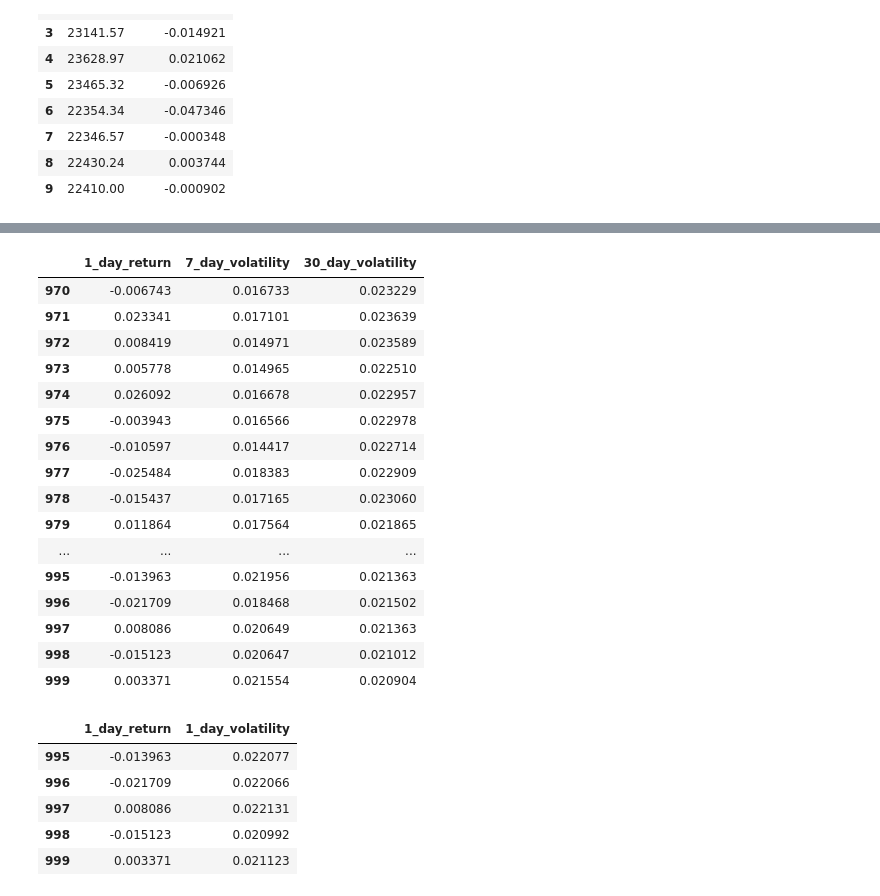
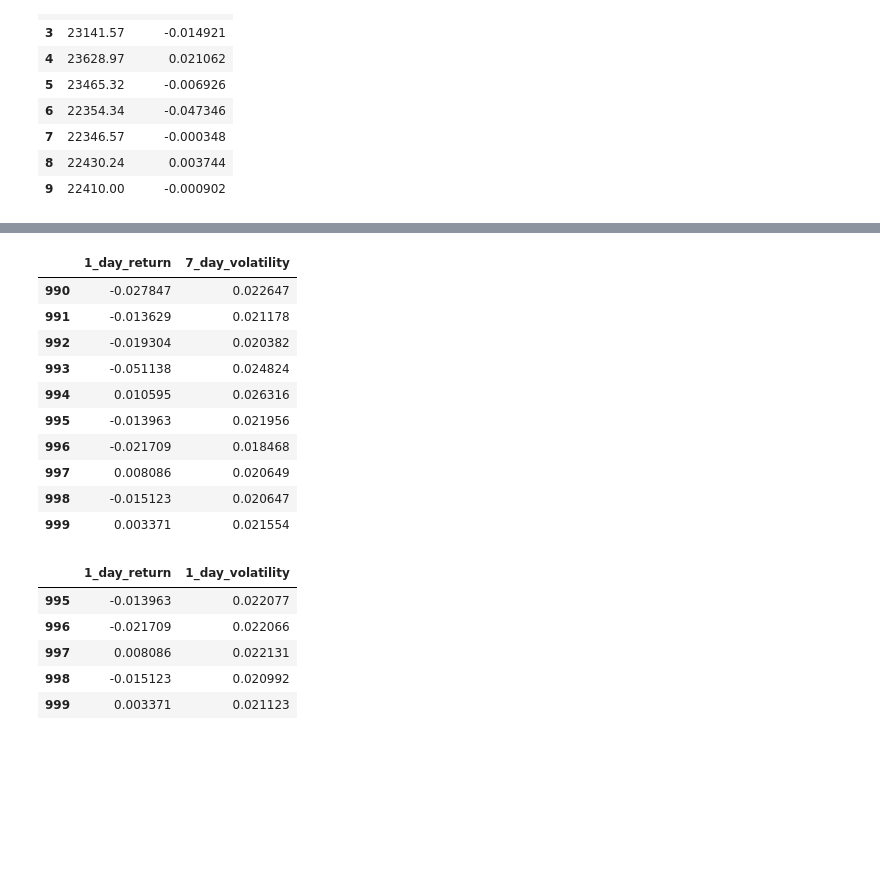
Before and after one commit to Brenda-Mutai/crypto-classifier, a Jupyter notebook: notebook/02_feature_engineering.ipynb, the cells around one changed output, grey strips where cells are left out. Drawn from its saved outputs; the diff is of its cells as text; code cells hidden in the pictures; blank space fills up the shorter version.

```diff
--- a/notebook/02_feature_engineering.ipynb
+++ b/notebook/02_feature_engineering.ipynb
@@ -27,7 +27,3 @@ data[['close','1_day_return']].head(10)
 | 7 | 22346.57 | -0.000348 |
 | 8 | 22430.24 | 0.003744 |
 | 9 | 22410.00 | -0.000902 |
-# %%
-#7day returns
-data['7_day_return'] = data['close'].pct_change(periods=7)
-data[['close','7_day_return']].head(20)
@@ -52,26 +30,19 @@ data[['close','7_day_return']].head(20)
 # %%
 # checking the rolling volatility
 data['7_day_volatility'] = data['1_day_return'].rolling(window=7).std()
-data['30_day_volatility'] = data['1_day_return'].rolling(window=30).std()
-data[['1_day_return', '7_day_volatility','30_day_volatility']].tail(30)
+data[['1_day_return', '7_day_volatility']].tail(10)
 # %% [output]
-|  | 1_day_return | 7_day_volatility | 30_day_volatility |
-| 970 | -0.006743 | 0.016733 | 0.023229 |
-| 971 | 0.023341 | 0.017101 | 0.023639 |
-| 972 | 0.008419 | 0.014971 | 0.023589 |
-| 973 | 0.005778 | 0.014965 | 0.022510 |
-| 974 | 0.026092 | 0.016678 | 0.022957 |
-| 975 | -0.003943 | 0.016566 | 0.022978 |
-| 976 | -0.010597 | 0.014417 | 0.022714 |
-| 977 | -0.025484 | 0.018383 | 0.022909 |
-| 978 | -0.015437 | 0.017165 | 0.023060 |
-| 979 | 0.011864 | 0.017564 | 0.021865 |
-| ... | ... | ... | ... |
-| 995 | -0.013963 | 0.021956 | 0.021363 |
-| 996 | -0.021709 | 0.018468 | 0.021502 |
-| 997 | 0.008086 | 0.020649 | 0.021363 |
-| 998 | -0.015123 | 0.020647 | 0.021012 |
-| 999 | 0.003371 | 0.021554 | 0.020904 |
+|  | 1_day_return | 7_day_volatility |
+| 990 | -0.027847 | 0.022647 |
+| 991 | -0.013629 | 0.021178 |
+| 992 | -0.019304 | 0.020382 |
+| 993 | -0.051138 | 0.024824 |
+| 994 | 0.010595 | 0.026316 |
+| 995 | -0.013963 | 0.021956 |
+| 996 | -0.021709 | 0.018468 |
+| 997 | 0.008086 | 0.020649 |
+| 998 | -0.015123 | 0.020647 |
+| 999 | 0.003371 | 0.021554 |
 # %%
 data['1_day_volatility'] = data['1_day_return'].rolling(window=24).std()
 data[['1_day_return', '1_day_volatility']].tail()
```
Also changed, not shown: parts of 11 cells of this notebook, 1 other file.
